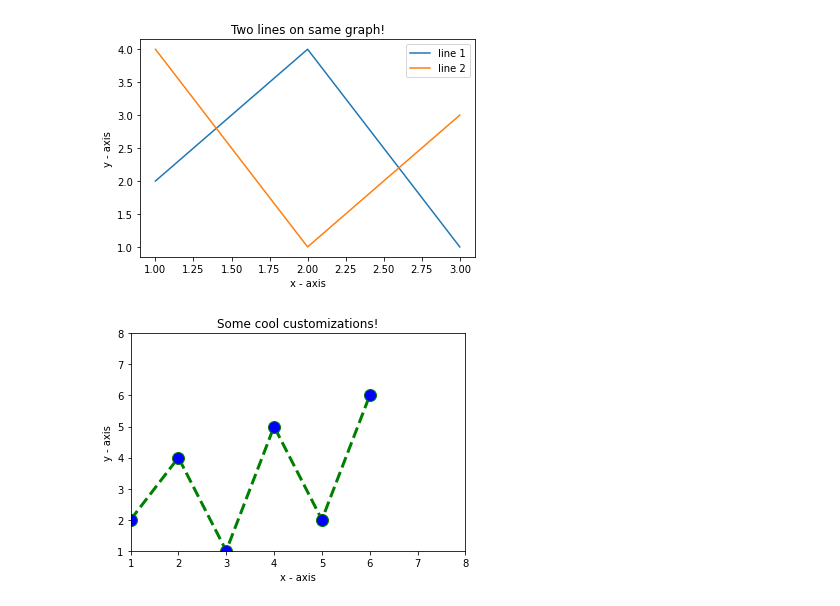
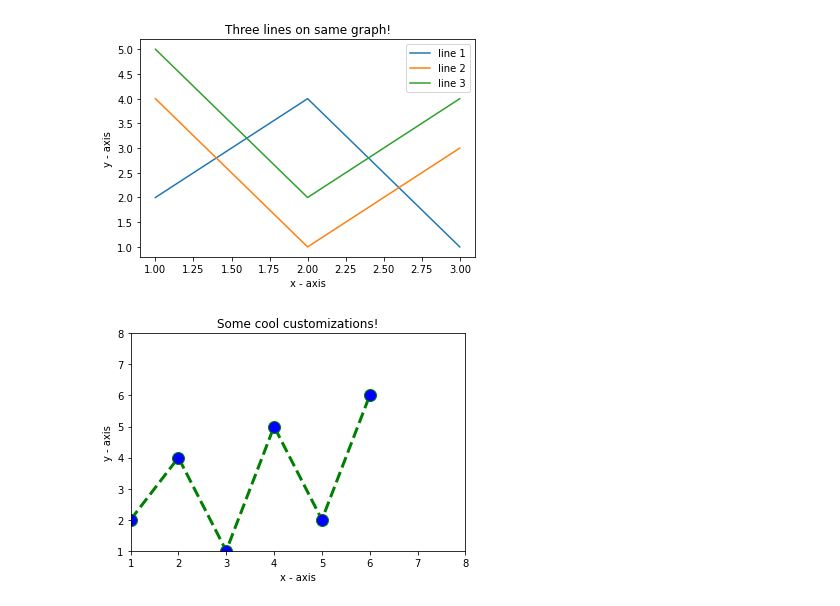
Before and after one commit to thanawutth/CPE1201, a Jupyter notebook: lab-w6-plotgraph2.ipynb, the cells around one changed output. Cells and saved outputs as stored; diff of their text form; code cells hidden in the pictures.

```diff
--- a/lab-w6-plotgraph2.ipynb
+++ b/lab-w6-plotgraph2.ipynb
@@ -1,31 +1,38 @@
 # %%
 import matplotlib.pyplot as plt
 # line 1 points
 x1 = [1,2,3]
 y1 = [2,4,1]
 # plotting the line 1 points
 plt.plot(x1, y1, label = "line 1")
 
 # line 2 points
 x2 = [1,2,3]
 y2 = [4,1,3]
 # plotting the line 2 points
 plt.plot(x2, y2, label = "line 2")
 
+# line 3 points
+x3 = [1,2,3]
+y3 = [5,2,4]
+# plotting the line 2 points
+plt.plot(x3, y3, label = "line 3")
+
+
 # naming the x axis
 plt.xlabel('x - axis')
 # naming the y axis
 plt.ylabel('y - axis')
 # giving a title to my graph
-plt.title('Two lines on same graph!')
+plt.title('Three lines on same graph!')
 
 # show a legend on the plot
 plt.legend()
 
 # function to show the plot
 plt.show()
 # %% [output]
-[figure, old version]
+[figure, new version]
 # %%
 import matplotlib.pyplot as plt
 
```
Also changed, not shown: parts of 4 cells of this notebook, 1 other file.
